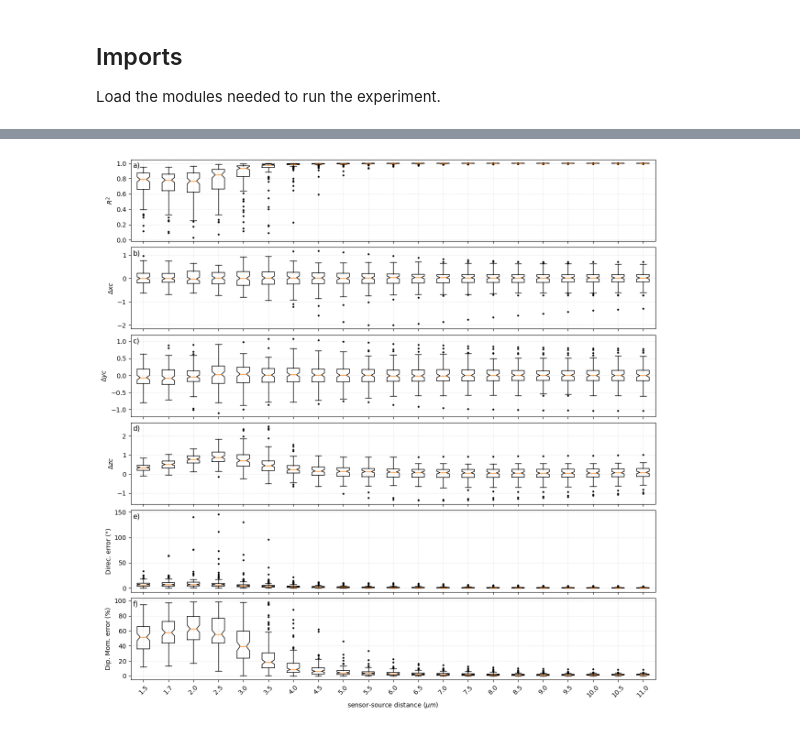
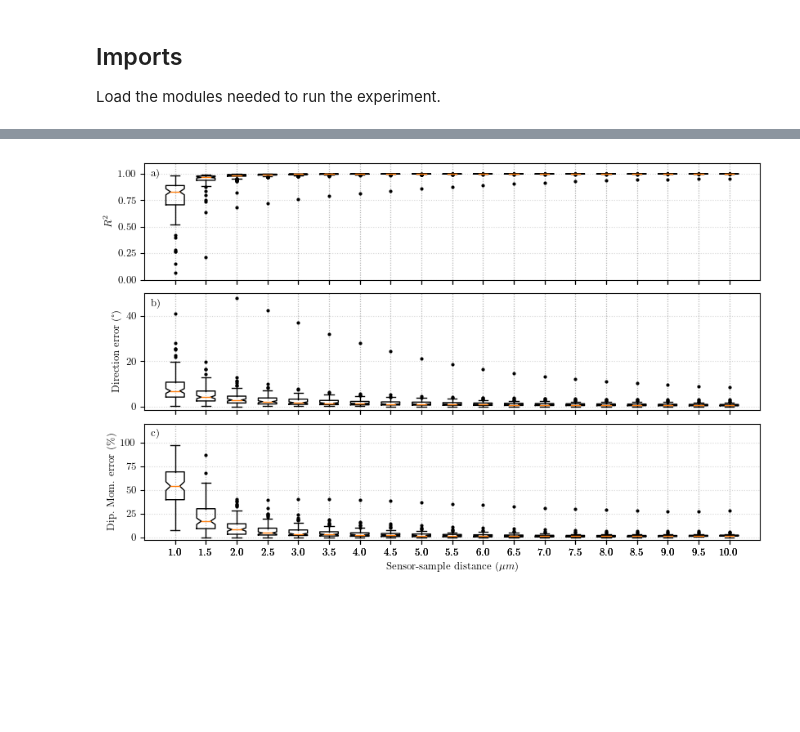
Before and after one commit to compgeolab/micromag-euler-dipole, a Jupyter notebook: code/04_non_dipolar_synthetic_sources.ipynb, the cells around one changed output, grey strips where cells are left out. Drawn from its saved outputs; the diff is of its cells as text; code cells hidden in the pictures; blank space fills up the shorter version.

Commit message:
Simplify the non-dipolar test code

```diff
--- a/code/04_non_dipolar_synthetic_sources.ipynb
+++ b/code/04_non_dipolar_synthetic_sources.ipynb
@@ -155,3 +8,0 @@ Add some random noise to make it more realistic.
-# %%
-noise_std_dev = 50  # nT
-data.bz.values += mg.gaussian_noise(noise_std_dev, data.bz.shape, seed=42)
@@ -531,0 +129,15 @@ with plt.rc_context(mpl_rc):
+# %%
+with plt.rc_context(mpl_rc):
+    fig, axes = plt.subplots(3, 1, figsize=(8, 5), sharex=True)
+    parameters = [x_errors, y_errors, z_errors]
+    ylabels = [r'$\Delta x_c~(\mu m)$', r'$\Delta y_c~(\mu m)$', r'$\Delta z_c~(\mu m)$']
+    for ax, letter, parameter, ylabel in zip(axes, "a b c".split(), parameters, ylabels):
+        ax.boxplot(parameter, notch=True, positions=sensor_sample_distances, widths=0.3, flierprops={'marker': '.', 'markersize': 4, 'markerfacecolor': 'k'})
+        ax.set_ylabel(ylabel)
+        ax.text(0.01, 0.89, f"{letter})", transform=ax.transAxes)
+        ax.grid(alpha=0.5, linestyle=':')
+        ax.set_ylim(-2.5, 2.5)
+    plt.xlabel(r'Sensor-sample distance ($\mu m$)')
+    plt.tight_layout(pad=0, h_pad=0.8, w_pad=0.4)
+    fig.savefig(fig_dir / "non-dipolarity-synthetic-positioning.png", dpi=400, facecolor='w', bbox_inches='tight')
+    plt.show()
@@ -532,23 +146,19 @@ with plt.rc_context(mpl_rc):
 # %%
-label=[]
-for k in (distances_acum[0]):
-    label.append(str(np.round(k, 1)))
-
-
-fig, axes = plt.subplots(6, 1, figsize=(12, 12), sharex=True)
-parameters = [r2_acum, delta_xc_acum, delta_yc_acum, delta_zc_acum, direction_misfit_acum, moment_misfit_acum]
-ylabels = [r'$R^2$', r'$\Delta xc$', r'$\Delta yc$', r'$\Delta zc$', 'Direc. error (°)', 'Dip. Mom. error (%)']
-for ax, letter, parameter, ylabel in zip(axes, "a b c d e f".split(), parameters, ylabels):
-    ax.boxplot(parameter,notch=True,  flierprops={'marker': '.', 'markersize': 4, 'markerfacecolor': 'k'})
-    ax.set_ylabel(ylabel)
-    ax.text(0.004, 0.90, f"{letter})", transform=ax.transAxes, fontsize=11)
-    ax.grid(alpha=0.5, linestyle=':')
-
-
-plt.xticks(np.arange(1,len(distances_acum[0])+1), labels=label, rotation=45)
-plt.xlabel(r'sensor-source distance ($\mu m$)')
-
-plt.tight_layout(pad=0, h_pad=0.4, w_pad=0.4)
-plt.show()
+with plt.rc_context(mpl_rc):
+    fig, axes = plt.subplots(3, 1, figsize=(8, 5), sharex=True)
+    parameters = [r2_coeffs, angle_errors, amplitude_errors]
+    ylabels = [r'$R^2$', 'Direction error (°)', 'Dip. Mom. error (\%)']
+    for ax, letter, parameter, ylabel in zip(axes, "a b c".split(), parameters, ylabels):
+        ax.boxplot(parameter, notch=True, positions=sensor_sample_distances, widths=0.3, flierprops={'marker': '.', 'markersize': 4, 'markerfacecolor': 'k'})
+        ax.set_ylabel(ylabel)
+        ax.text(0.01, 0.89, f"{letter})", transform=ax.transAxes)
+        ax.grid(alpha=0.5, linestyle=':')
+    plt.xlabel(r'Sensor-sample distance ($\mu m$)')
+    axes[0].set_ylim(0, 1.1)
+    axes[1].set_ylim(-1.5, 50)
+    axes[2].set_ylim(-3, 120)
+    plt.tight_layout(pad=0, h_pad=0.8, w_pad=0.4)
+    fig.savefig(fig_dir / "non-dipolarity-synthetic-inversion.png", dpi=400, facecolor='w', bbox_inches='tight')
+    plt.show()
 # %% [output]
-[figure, old version]
+[figure, new version]
```
Also changed, not shown: parts of 43 cells of this notebook, 4 other files.
